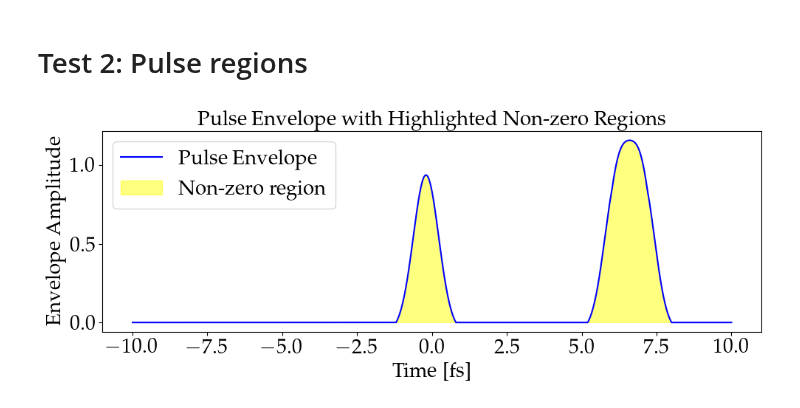
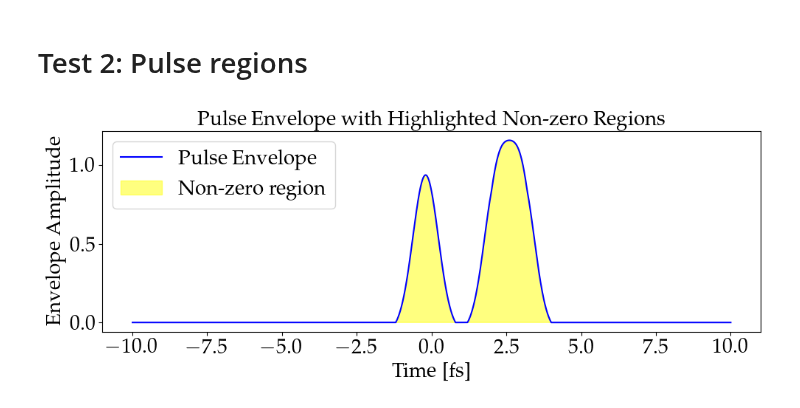
Before and after one commit to LBPhysics/2025_master_thesis_leopold_bodamer, a Jupyter notebook: code/python/notebooks/test_pulses.ipynb, the cells around one changed output. Saved outputs shown, nothing was run; the diff lists cells and outputs as text; code cells hidden in the pictures.

```diff
--- a/code/python/notebooks/test_pulses.ipynb
+++ b/code/python/notebooks/test_pulses.ipynb
@@ -189,31 +186,31 @@ SYSTEM USAGE:
 # %%
 # =============================
 # TEST: identify_non_zero_pulse_regions
 # =============================
 
 # Define a test time array and a pulse sequence
-test_times = np.linspace(-10, 10, 10000)
+test_times = np.linspace(-10, 10, 1000)
 test_system = SystemParameters(pulse_FWHM=1.0, envelope_type='gaussian')
-test_pulse_seq = PulseSequence.from_args(test_system, curr=(7.0, 0.0), prev=(6.2, 0.0), preprev=(-0.2, 0.0))
+test_pulse_seq = PulseSequence.from_pulse_specs(test_system, [(0, -0.2, 0.0), (1, 2.2, 0.0), (2, 3.0, 0.0)])
 
 # Get active regions where pulse envelope is non-zero
 active_regions = identify_non_zero_pulse_regions(test_times, test_pulse_seq)
 active_times = test_times[active_regions]  # Only times where pulses are active
 
 # Calculate the envelope across all times (now works with array input)
 envelope_values = pulse_envelope(test_times, test_pulse_seq)
 
 # Plot the envelope and highlight active regions
 plt.figure(figsize=(10, 4))
 plt.plot(test_times, envelope_values, 'b-', label='Pulse Envelope')
 plt.fill_between(test_times, envelope_values, where=active_regions,
                  color='yellow', alpha=0.5, label='Non-zero region')
 plt.xlabel('Time [fs]')
 plt.ylabel('Envelope Amplitude')
 plt.title('Pulse Envelope with Highlighted Non-zero Regions')
 plt.grid(False)
 plt.legend()
 plt.tight_layout()
 plt.show()
 # %% [output]
-[figure, old version]
+[figure, new version]
```
Also changed, not shown: parts of 3 cells of this notebook, 39 other files.
